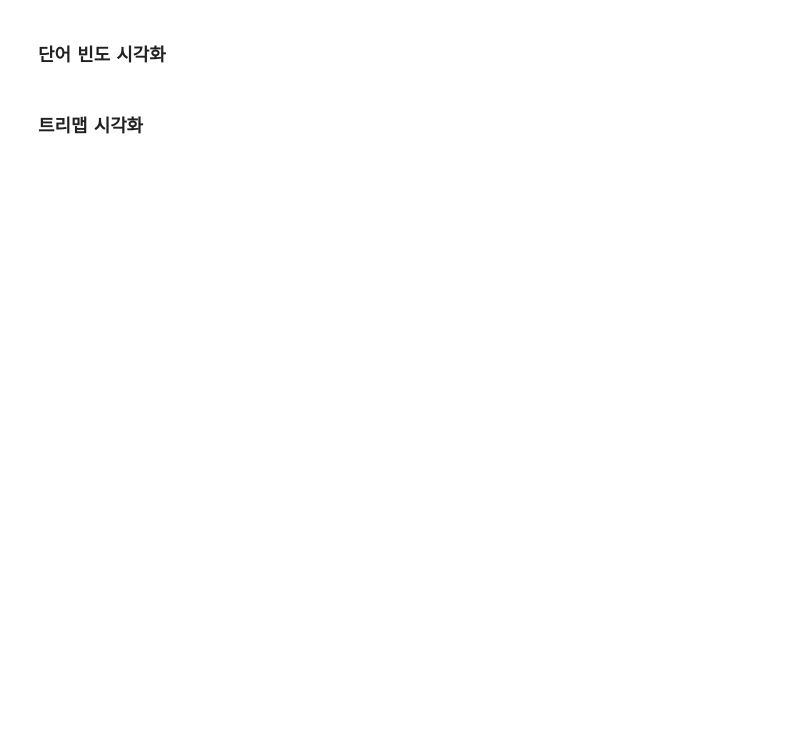
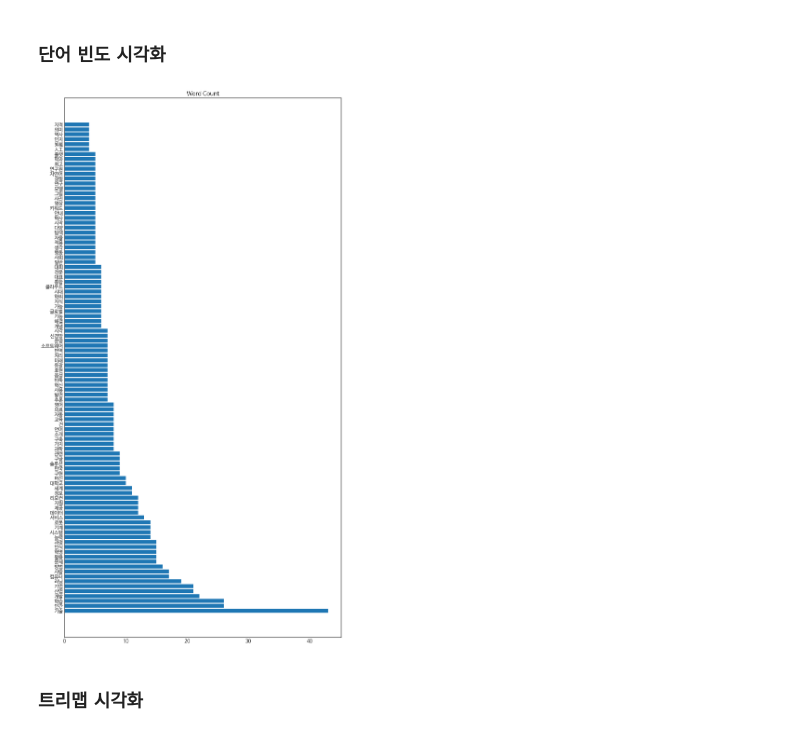
Before and after one commit to jisy2718/DL, a Jupyter notebook: NLP/이수안컴퓨터연구소_자연어2022/_2_텍스트_수집_및_키워드_분석.ipynb, the cells around one changed output. Cells and saved outputs as stored; diff of their text form; code cells hidden in the pictures; blank space fills up the shorter version.

```diff
--- a/NLP/이수안컴퓨터연구소_자연어2022/_2_텍스트_수집_및_키워드_분석.ipynb
+++ b/NLP/이수안컴퓨터연구소_자연어2022/_2_텍스트_수집_및_키워드_분석.ipynb
@@ -119,0 +346,6 @@ mpl.font_manager._rebuild()
+# %%
+web = []
+
+for d in web_df.Description:
+    web.append(d)
+print(web[:5])
@@ -125,0 +360,13 @@ mpl.font_manager._rebuild()
+# %%
+stop_words = '인공지능 인공 지능 분야 수 것 등 기반 일 년 말 문 월 이 명 깨 개 중 범 부 딥 빅 책 분 봉 차 나 내 전 억 대 형 선 사 폼 원 번'
+stop_words = stop_words.split()
+# %%
+tagger = Mecab()
+web_nouns = []
+
+for w in web:
+    for noun in tagger.nouns(w):
+        if noun not in stop_words:
+            web_nouns.append(noun)
+
+web_nouns[:10]
@@ -126,2 +375,6 @@ mpl.font_manager._rebuild()
 # %% [markdown]
 ### 단어 빈도수 측정
+# %%
+web_nouns_counter = Counter(web_nouns)
+top_web_nouns = dict(web_nouns_counter.most_common(100))  # 100개
+top_web_nouns
@@ -128,4 +399,16 @@ mpl.font_manager._rebuild()
 # %% [markdown]
 ### 단어 빈도 시각화
+# %%
+plt.rcParams['font.size'] = 12
+
+y_pos = np.arange(len(top_web_nouns))
+
+plt.figure(figsize=(12,24))
+plt.barh(y_pos, top_web_nouns.values())
+plt.title('Word Count')
+plt.yticks(y_pos, top_web_nouns.keys())
+plt.show()
+# %% [output]
+[figure, added]
 # %% [markdown]
 ### 트리맵 시각화
```
Also changed, not shown: parts of 36 cells of this notebook.
